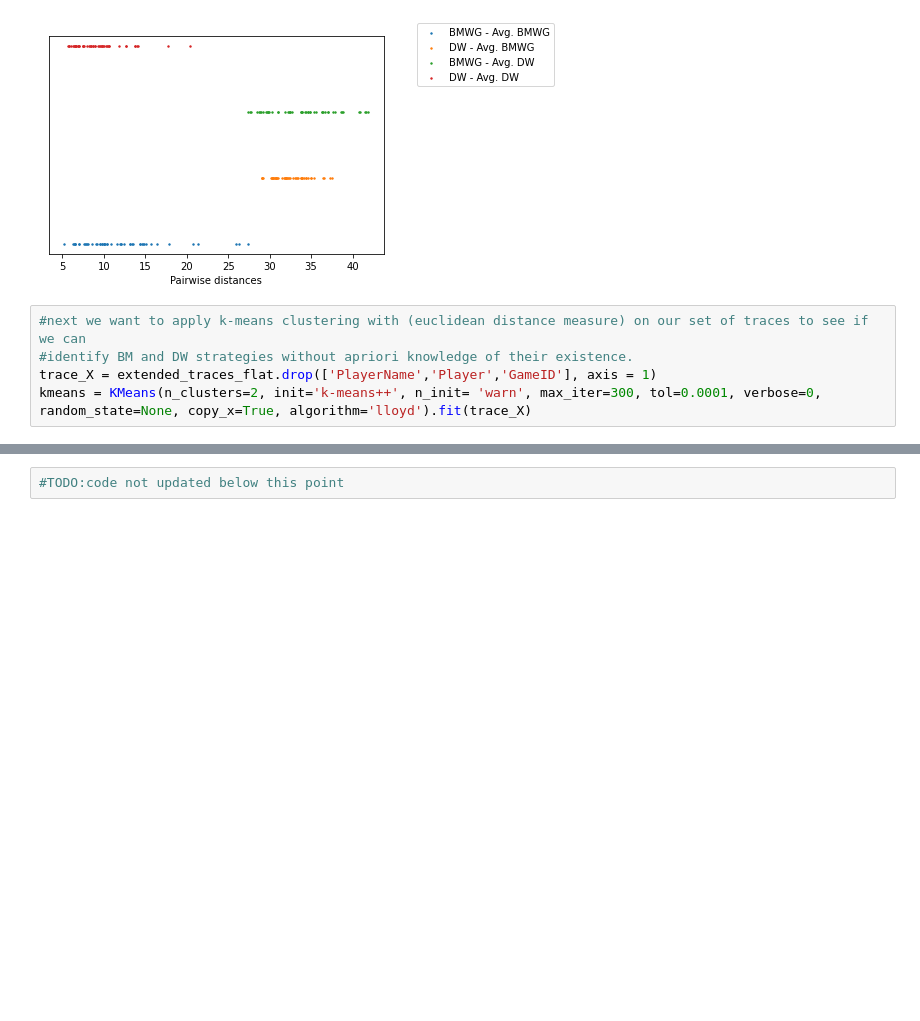
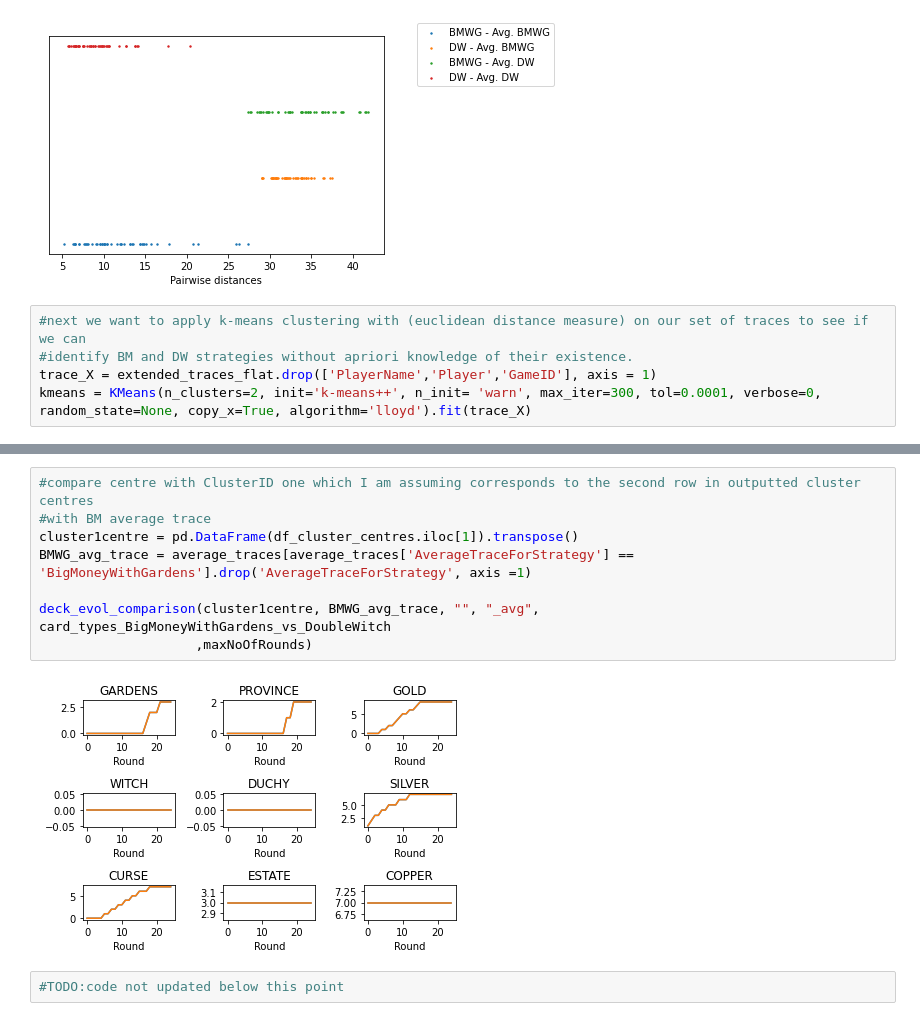
Before and after one commit to owenant/DominionPlayTraceClustering, a Jupyter notebook: PlayTraceAnalysisFromTAG.ipynb, the cells around one changed output, grey strips where cells are left out. Drawn from its saved outputs; the diff is of its cells as text; blank space fills up the shorter version.

```diff
--- a/PlayTraceAnalysisFromTAG.ipynb
+++ b/PlayTraceAnalysisFromTAG.ipynb
@@ -476,3 +509,13 @@ print(kmeans.cluster_centers_)
+# %%
+#compare centre with ClusterID one which I am assuming corresponds to the second row in outputted cluster centres
+#with BM average trace
+cluster1centre = pd.DataFrame(df_cluster_centres.iloc[1]).transpose()
+BMWG_avg_trace = average_traces[average_traces['AverageTraceForStrategy'] == 'BigMoneyWithGardens'].drop('AverageTraceForStrategy', axis =1)
+
+deck_evol_comparison(cluster1centre, BMWG_avg_trace, "", "_avg", card_types_BigMoneyWithGardens_vs_DoubleWitch
+                    ,maxNoOfRounds)
+# %% [output]
+[figure, added]
 # %%
 #TODO:code not updated below this point
 # %%
```
Also changed, not shown: parts of 7 cells of this notebook.
